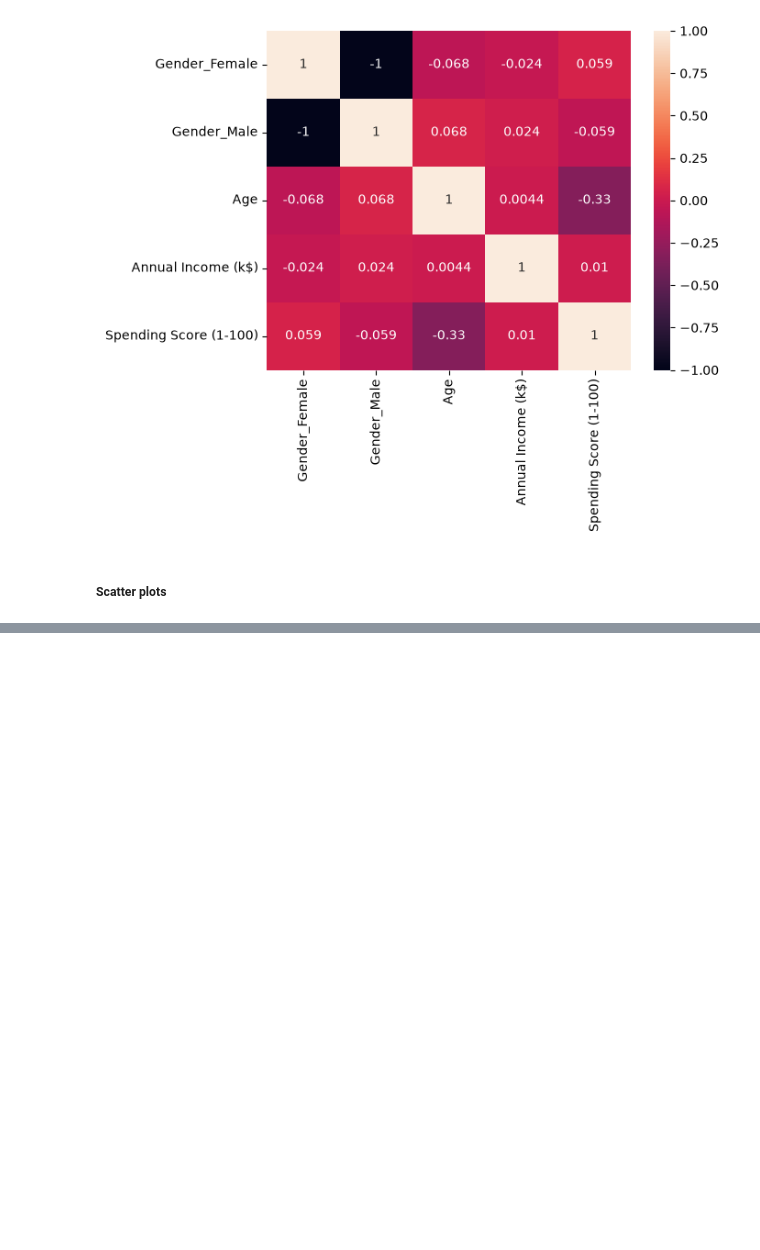
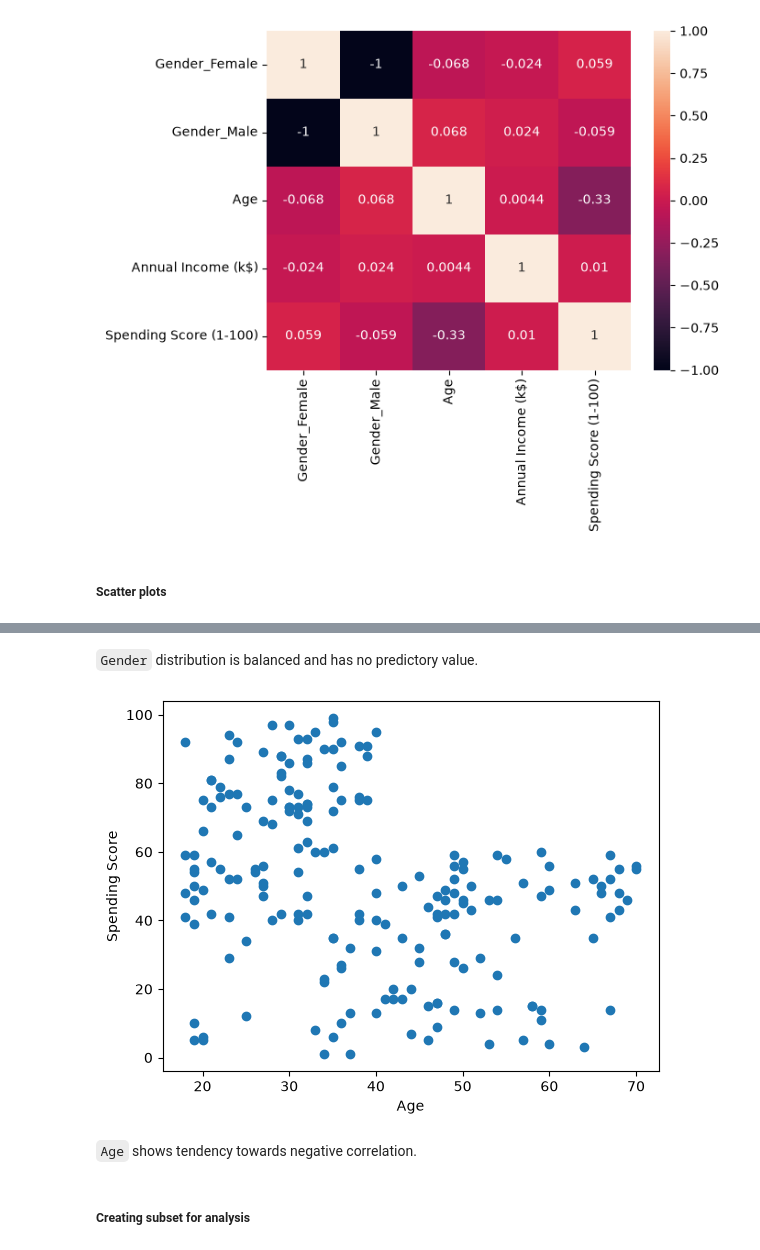
Before and after one commit to david-x1628/exercises, a Jupyter notebook: private_projects/customer_segmentation/customer_segmentation.ipynb, the cells around one changed output, grey strips where cells are left out. Cells and saved outputs as stored; diff of their text form; code cells hidden in the pictures; blank space fills up the shorter version.

```diff
--- a/private_projects/customer_segmentation/customer_segmentation.ipynb
+++ b/private_projects/customer_segmentation/customer_segmentation.ipynb
@@ -164,0 +224,18 @@ plt.scatter(x=data["Annual Income (k$)"],
+# %% [markdown]
+`Gender` distribution is balanced and has no predictory value.
+# %%
+# Age and spending score
+fig, ax = plt.subplots()
+
+ax.scatter(x=data["Age"],
+           y=data["Spending Score (1-100)"])
+ax.set_xlabel("Age")
+ax.set_ylabel("Spending Score")
+
+plt.show()
+# %% [output]
+[figure, added]
+# %% [markdown]
+`Age` shows tendency towards negative correlation.
+# %% [markdown]
+##### **Creating subset for analysis**
```
Also changed, not shown: parts of 12 cells of this notebook.
